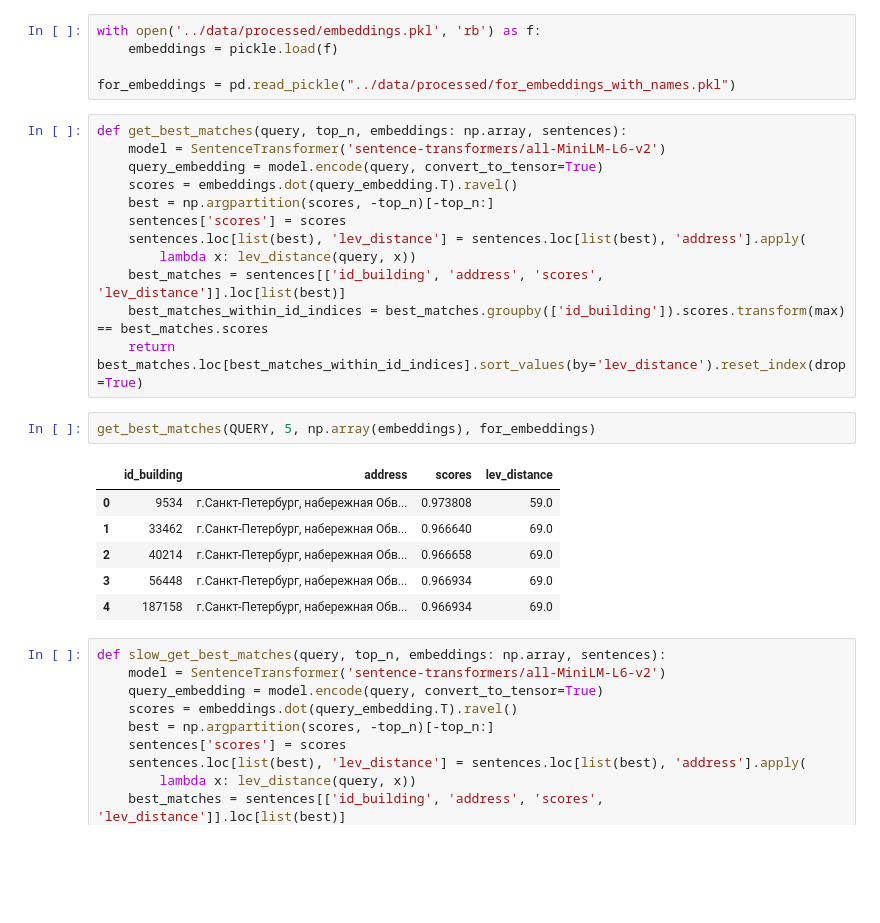
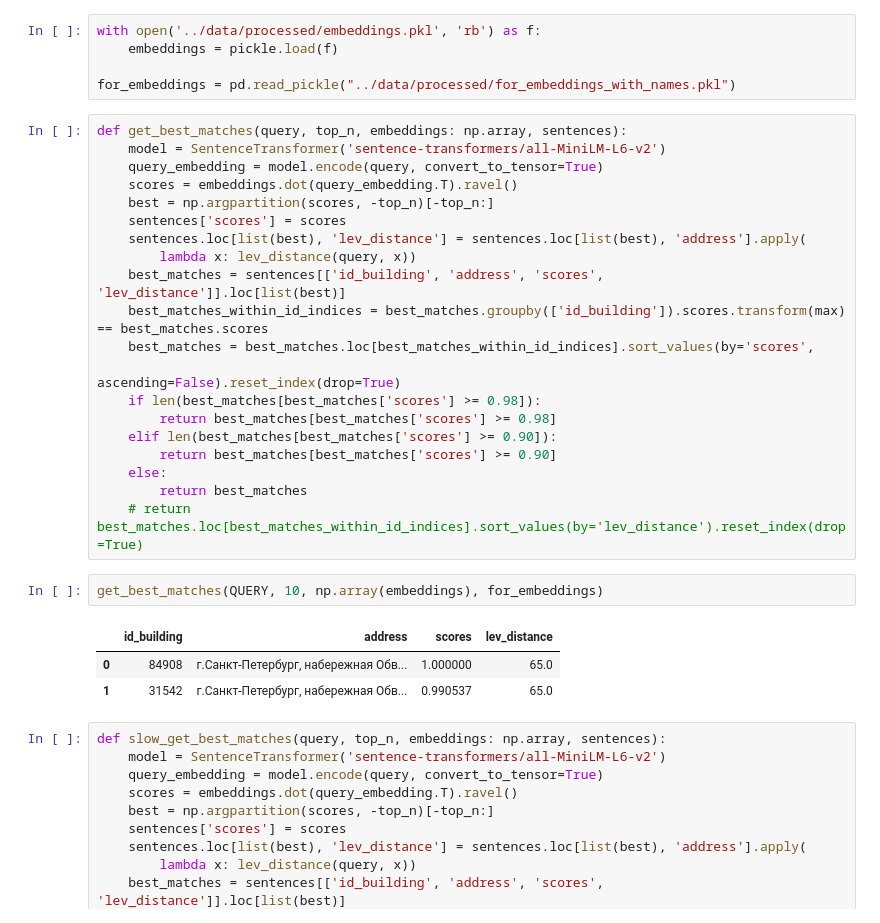
Before and after one commit to FVA13/addresses_matcher, a Jupyter notebook: notebooks/model.ipynb, the cells around one changed output. Cells and saved outputs as stored; diff of their text form; blank space fills up the shorter version.

```diff
--- a/notebooks/model.ipynb
+++ b/notebooks/model.ipynb
@@ -203,16 +203,21 @@ def get_best_matches(query, top_n, embeddings: np.array, sentences):
         lambda x: lev_distance(query, x))
     best_matches = sentences[['id_building', 'address', 'scores', 'lev_distance']].loc[list(best)]
     best_matches_within_id_indices = best_matches.groupby(['id_building']).scores.transform(max) == best_matches.scores
-    return best_matches.loc[best_matches_within_id_indices].sort_values(by='lev_distance').reset_index(drop=True)
+    best_matches = best_matches.loc[best_matches_within_id_indices].sort_values(by='scores',
+                                                                                ascending=False).reset_index(drop=True)
+    if len(best_matches[best_matches['scores'] >= 0.98]):
+        return best_matches[best_matches['scores'] >= 0.98]
+    elif len(best_matches[best_matches['scores'] >= 0.90]):
+        return best_matches[best_matches['scores'] >= 0.90]
+    else:
+        return best_matches
+    # return best_matches.loc[best_matches_within_id_indices].sort_values(by='lev_distance').reset_index(drop=True)
 # %%
-get_best_matches(QUERY, 5, np.array(embeddings), for_embeddings)
+get_best_matches(QUERY, 10, np.array(embeddings), for_embeddings)
 # %% [output]
 |  | id_building | address | scores | lev_distance |
-| 0 | 9534 | г.Санкт-Петербург, набережная Обв... | 0.973808 | 59.0 |
-| 1 | 33462 | г.Санкт-Петербург, набережная Обв... | 0.966640 | 69.0 |
-| 2 | 40214 | г.Санкт-Петербург, набережная Обв... | 0.966658 | 69.0 |
-| 3 | 56448 | г.Санкт-Петербург, набережная Обв... | 0.966934 | 69.0 |
-| 4 | 187158 | г.Санкт-Петербург, набережная Обв... | 0.966934 | 69.0 |
+| 0 | 84908 | г.Санкт-Петербург, набережная Обв... | 1.000000 | 65.0 |
+| 1 | 31542 | г.Санкт-Петербург, набережная Обв... | 0.990537 | 65.0 |
 # %%
 def slow_get_best_matches(query, top_n, embeddings: np.array, sentences):
     model = SentenceTransformer('sentence-transformers/all-MiniLM-L6-v2')
```
Also changed, not shown: 3 other files.
